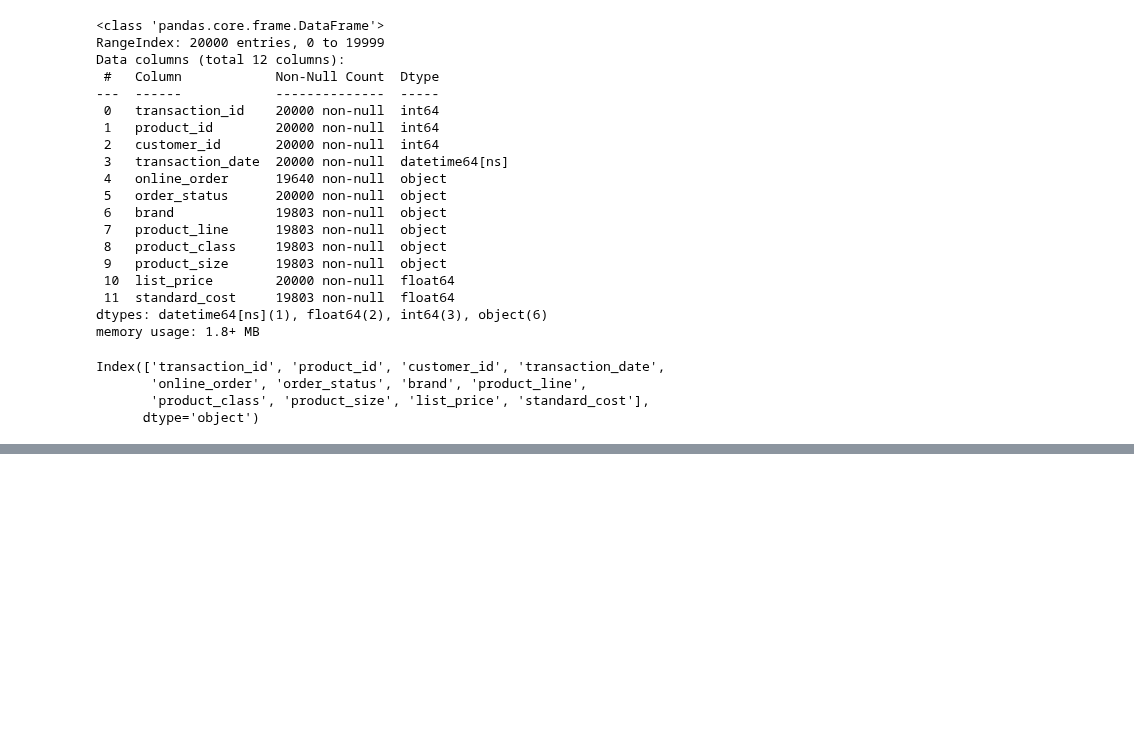
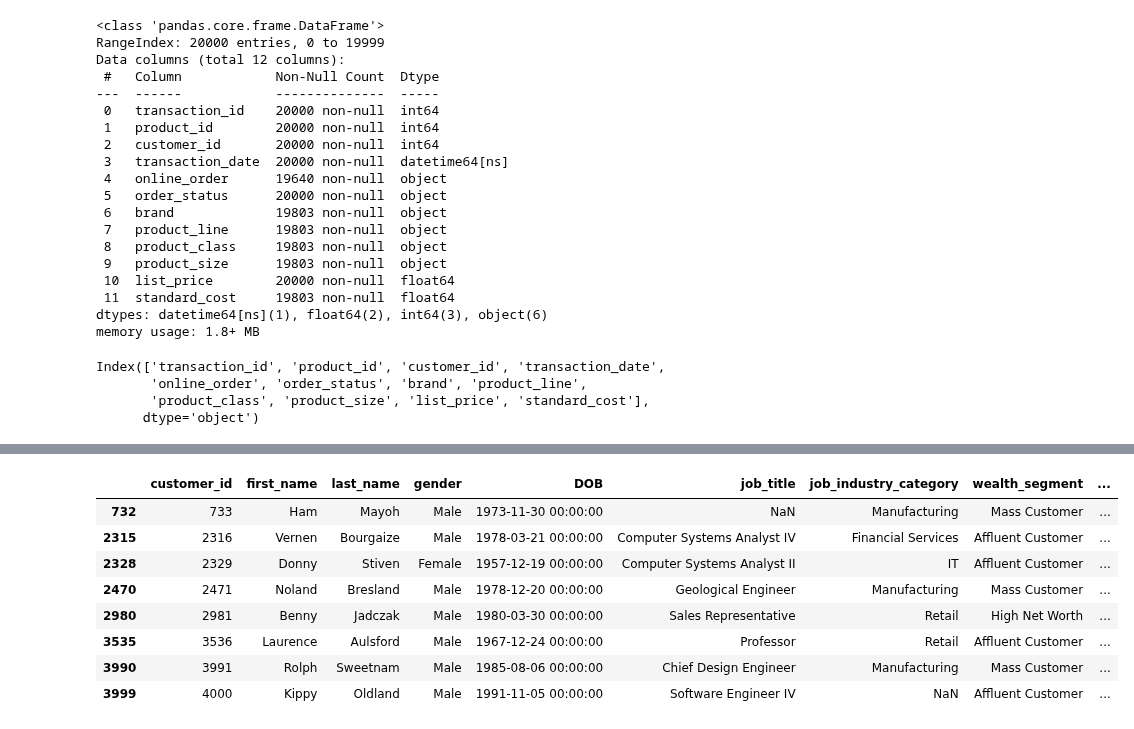
Before and after one commit to novikov84/Database_Assignments, a Jupyter notebook: Assignment 1/EDA.ipynb, the cells around one changed output, grey strips where cells are left out. Drawn from its saved outputs; the diff is of its cells as text; code cells hidden in the pictures; blank space fills up the shorter version.

```diff
--- a/Assignment 1/EDA.ipynb
+++ b/Assignment 1/EDA.ipynb
@@ -94,0 +86,15 @@ customers.head()
+# %%
+unique_addresses = customers['address'].nunique()
+unique_customer_ids = customers['customer_id'].nunique()
+
+if unique_addresses == unique_customer_ids:
+    print("Each address is unique to every customer_id.")
+else:
+    print("Some addresses are not unique to customer_ids.")
+
+if unique_addresses != len(customers):
+    duplicate_addresses = customers.groupby('address').filter(lambda x: len(x) > 1)
+    print("Duplicate addresses found:")
+    print(duplicate_addresses[['customer_id', 'address', 'postcode', 'state']])
+else:
+    print("No duplicate addresses found.")
@@ -95,3 +113,15 @@ customers.head()
+# %%
+duplicate_addresses.head(10)
+# %% [output]
+|  | customer_id | first_name | last_name | gender | DOB | job_title | job_industry_category | wealth_segment | ... |
+| 732 | 733 | Ham | Mayoh | Male | 1973-11-30 00:00:00 | NaN | Manufacturing | Mass Customer | ... |
+| 2315 | 2316 | Vernen | Bourgaize | Male | 1978-03-21 00:00:00 | Computer Systems Analyst IV | Financial Services | Affluent Customer | ... |
+| 2328 | 2329 | Donny | Stiven | Female | 1957-12-19 00:00:00 | Computer Systems Analyst II | IT | Affluent Customer | ... |
+| 2470 | 2471 | Noland | Bresland | Male | 1978-12-20 00:00:00 | Geological Engineer | Manufacturing | Mass Customer | ... |
+| 2980 | 2981 | Benny | Jadczak | Male | 1980-03-30 00:00:00 | Sales Representative | Retail | High Net Worth | ... |
+| 3535 | 3536 | Laurence | Aulsford | Male | 1967-12-24 00:00:00 | Professor | Retail | Affluent Customer | ... |
+| 3990 | 3991 | Rolph | Sweetnam | Male | 1985-08-06 00:00:00 | Chief Design Engineer | Manufacturing | Mass Customer | ... |
+| 3999 | 4000 | Kippy | Oldland | Male | 1991-11-05 00:00:00 | Software Engineer IV | NaN | Affluent Customer | ... |
 # %%
 # Check if each customer_id in df is in customers dataset
 mask_missing_in_customers = ~df['customer_id'].isin(customers['customer_id'])
```
Also changed, not shown: parts of 5 cells of this notebook, 22 other files.
